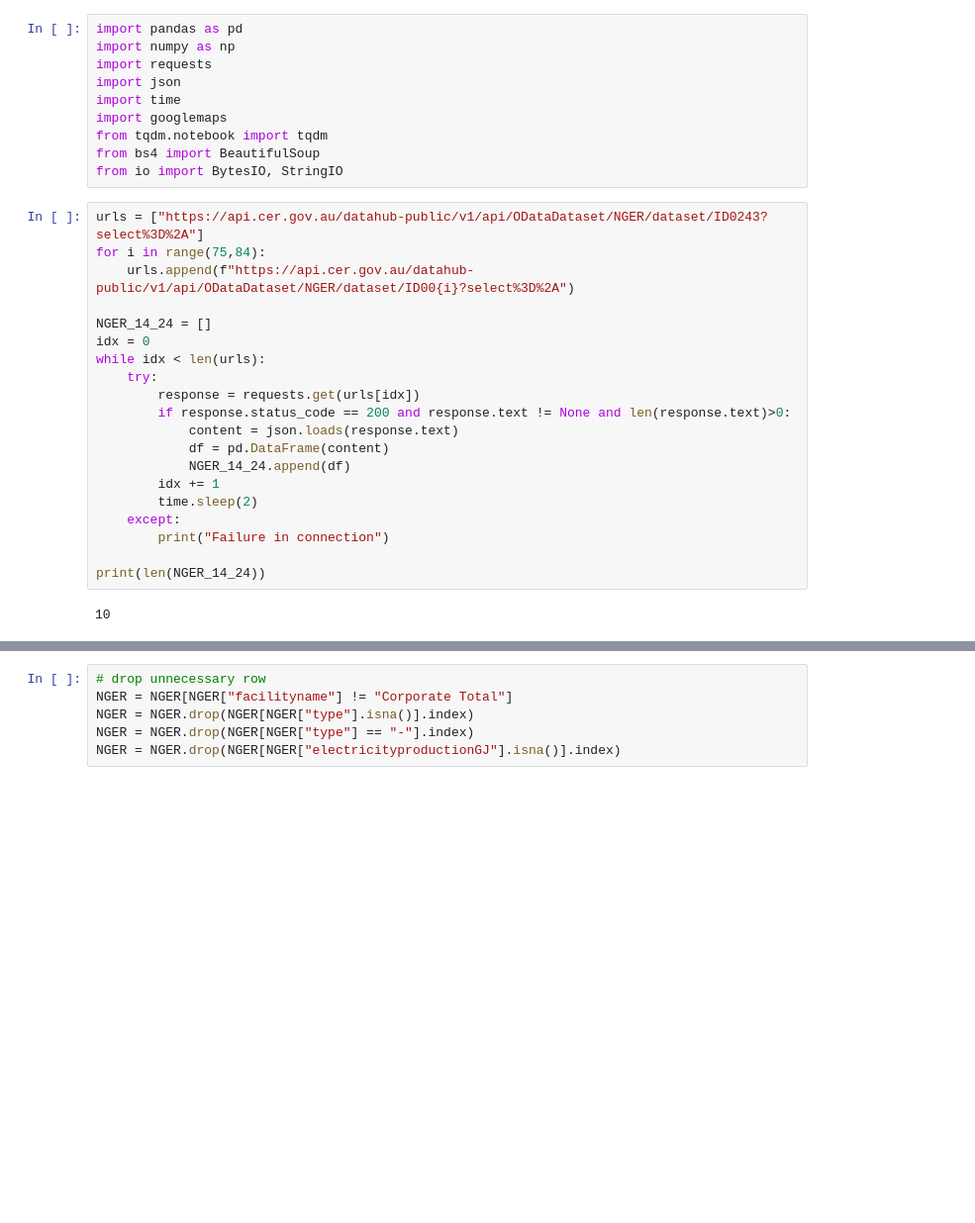
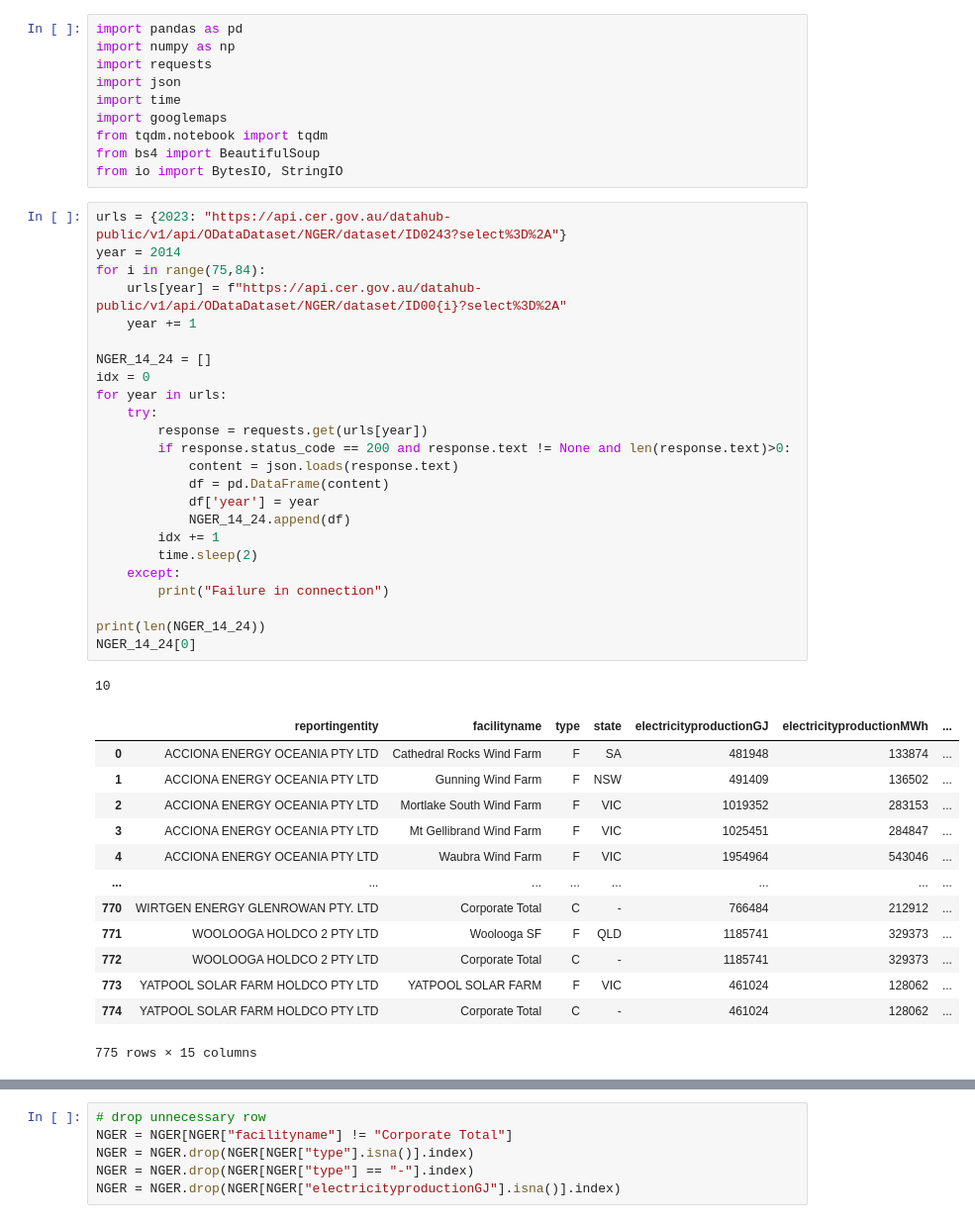
Before and after one commit to joelkurien/COMP5339Assignment, a Jupyter notebook: COMP5339_Ass1.ipynb, the cells around one changed output, grey strips where cells are left out. Shown at 99% size. Drawn from its saved outputs; the diff is of its cells as text; blank space fills up the shorter version.

```diff
--- a/COMP5339_Ass1.ipynb
+++ b/COMP5339_Ass1.ipynb
@@ -9,27 +9,44 @@ from tqdm.notebook import tqdm
 from bs4 import BeautifulSoup
 from io import BytesIO, StringIO
 # %%
-urls = ["https://api.cer.gov.au/datahub-public/v1/api/ODataDataset/NGER/dataset/ID0243?select%3D%2A"]
+urls = {2023: "https://api.cer.gov.au/datahub-public/v1/api/ODataDataset/NGER/dataset/ID0243?select%3D%2A"}
+year = 2014
 for i in range(75,84):
-    urls.append(f"https://api.cer.gov.au/datahub-public/v1/api/ODataDataset/NGER/dataset/ID00{i}?select%3D%2A")
+    urls[year] = f"https://api.cer.gov.au/datahub-public/v1/api/ODataDataset/NGER/dataset/ID00{i}?select%3D%2A"
+    year += 1
 
 NGER_14_24 = []
 idx = 0
-while idx < len(urls):
+for year in urls:
     try:
-        response = requests.get(urls[idx])
+        response = requests.get(urls[year])
         if response.status_code == 200 and response.text != None and len(response.text)>0:
             content = json.loads(response.text)
             df = pd.DataFrame(content)
+            df['year'] = year
             NGER_14_24.append(df)
         idx += 1
         time.sleep(2)
     except:
         print("Failure in connection")
 
 print(len(NGER_14_24))
+NGER_14_24[0]
 # %% [output]
 10
+|  | reportingentity | facilityname | type | state | electricityproductionGJ | electricityproductionMWh | ... |
+| 0 | ACCIONA ENERGY OCEANIA PTY LTD | Cathedral Rocks Wind Farm | F | SA | 481948 | 133874 | ... |
+| 1 | ACCIONA ENERGY OCEANIA PTY LTD | Gunning Wind Farm | F | NSW | 491409 | 136502 | ... |
+| 2 | ACCIONA ENERGY OCEANIA PTY LTD | Mortlake South Wind Farm | F | VIC | 1019352 | 283153 | ... |
+| 3 | ACCIONA ENERGY OCEANIA PTY LTD | Mt Gellibrand Wind Farm | F | VIC | 1025451 | 284847 | ... |
+| 4 | ACCIONA ENERGY OCEANIA PTY LTD | Waubra Wind Farm | F | VIC | 1954964 | 543046 | ... |
+| ... | ... | ... | ... | ... | ... | ... | ... |
+| 770 | WIRTGEN ENERGY GLENROWAN PTY. LTD | Corporate Total | C | - | 766484 | 212912 | ... |
+| 771 | WOOLOOGA HOLDCO 2 PTY LTD | Woolooga SF | F | QLD | 1185741 | 329373 | ... |
+| 772 | WOOLOOGA HOLDCO 2 PTY LTD | Corporate Total | C | - | 1185741 | 329373 | ... |
+| 773 | YATPOOL SOLAR FARM HOLDCO PTY LTD | YATPOOL SOLAR FARM | F | VIC | 461024 | 128062 | ... |
+| 774 | YATPOOL SOLAR FARM HOLDCO PTY LTD | Corporate Total | C | - | 461024 | 128062 | ... |
+775 rows × 15 columns
 # %%
 # standardize columns
 ref = NGER_14_24[-1]
```
Also changed, not shown: parts of 19 cells of this notebook.
